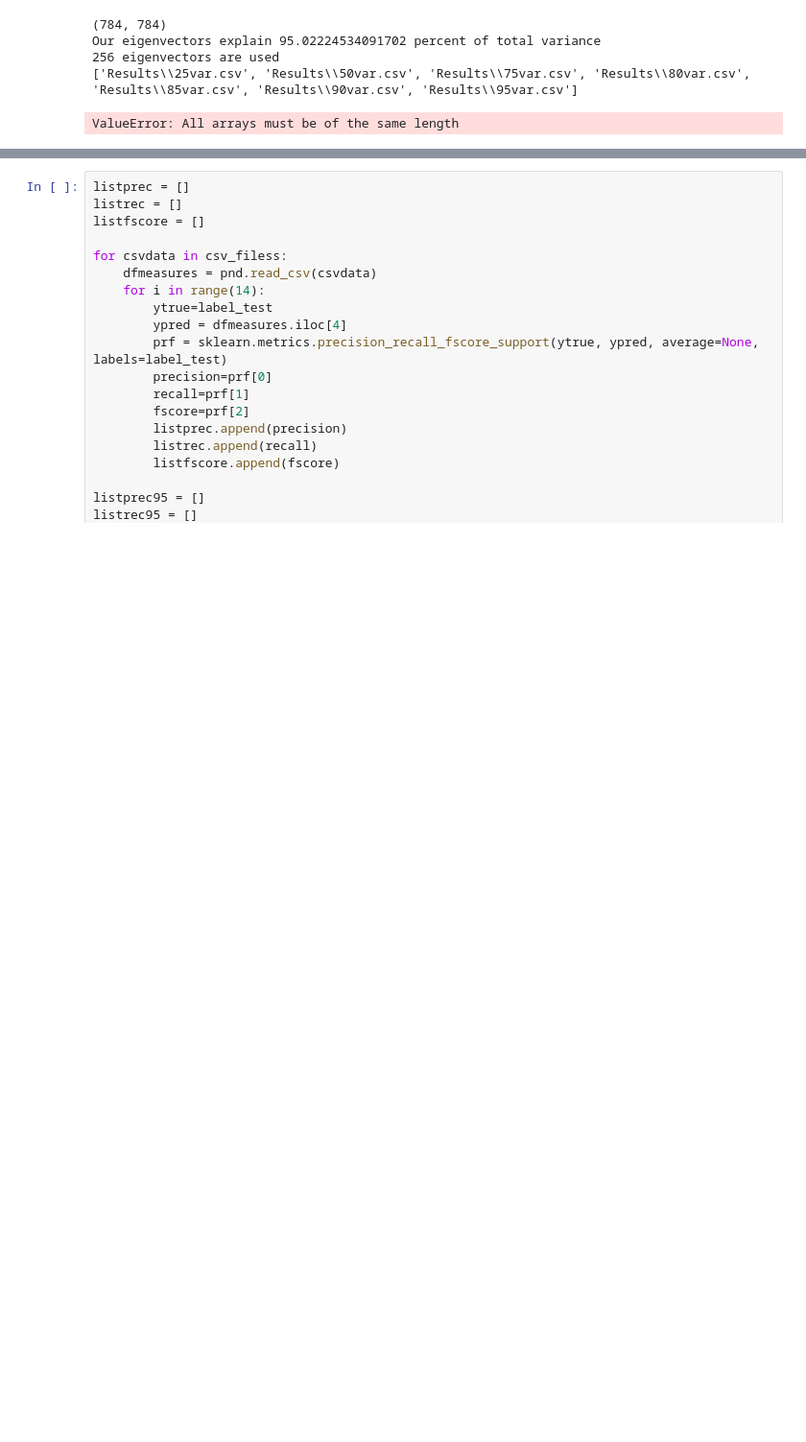
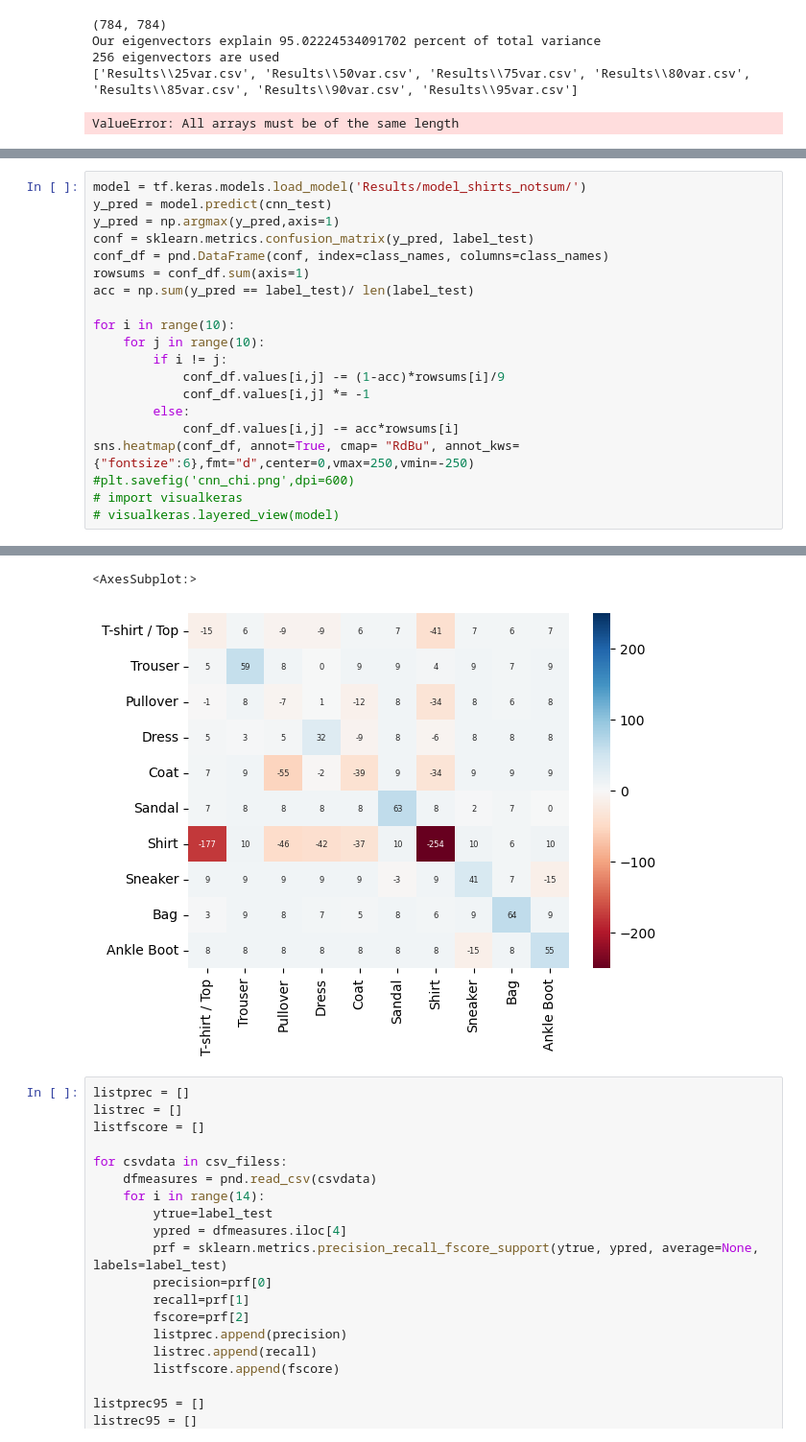
Before and after one commit to datascience-mobi-2023/topic01_team04, a Jupyter notebook: RäuberHotzenPLOTS.ipynb, the cells around one changed output, grey strips where cells are left out. Shown: that part at 96% size. Cells and saved outputs as stored; diff of their text form; blank space fills up the shorter version.

```diff
--- a/RäuberHotzenPLOTS.ipynb
+++ b/RäuberHotzenPLOTS.ipynb
@@ -237,2 +246,23 @@ sns.heatmap(conf_df, annot=True, cmap="Blues", annot_kws={"fontsize":6},fmt="d")
 <AxesSubplot:>
 [figure]
+# %%
+model = tf.keras.models.load_model('Results/model_shirts_notsum/')
+y_pred = model.predict(cnn_test)
+y_pred = np.argmax(y_pred,axis=1)
+conf = sklearn.metrics.confusion_matrix(y_pred, label_test)
+conf_df = pnd.DataFrame(conf, index=class_names, columns=class_names)
+rowsums = conf_df.sum(axis=1)
+acc = np.sum(y_pred == label_test)/ len(label_test)
+
+for i in range(10):
+    for j in range(10):
+        if i != j:
+            conf_df.values[i,j] -= (1-acc)*rowsums[i]/9
+            conf_df.values[i,j] *= -1
+        else:
+            conf_df.values[i,j] -= acc*rowsums[i]
+sns.heatmap(conf_df, annot=True, cmap= "RdBu", annot_kws={"fontsize":6},fmt="d",center=0,vmax=250,vmin=-250)
+#plt.savefig('cnn_chi.png',dpi=600)
+# import visualkeras
+# visualkeras.layered_view(model)
+# %% [output]
@@ -239,3 +270,5 @@ sns.heatmap(conf_df, annot=True, cmap="Blues", annot_kws={"fontsize":6},fmt="d")
+<AxesSubplot:>
+[figure, added]
 # %%
 listprec = []
 listrec = []
```
Also changed, not shown: parts of 4 cells of this notebook, 6 other files.
